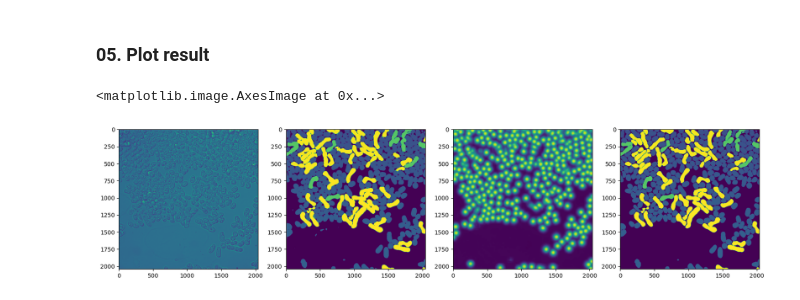
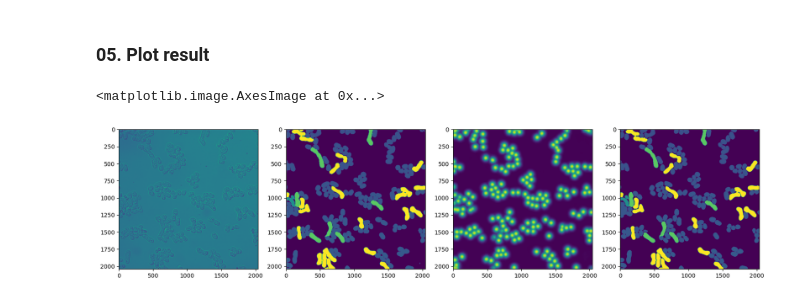
Before and after one commit to wanlanli/deepYeast, a Jupyter notebook: example/01_DEMO_CELLSEGMENTATION_PREDICTION.ipynb, the cells around one changed output. Saved outputs shown, nothing was run; the diff lists cells and outputs as text; code cells hidden in the pictures.

```diff
--- a/example/01_DEMO_CELLSEGMENTATION_PREDICTION.ipynb
+++ b/example/01_DEMO_CELLSEGMENTATION_PREDICTION.ipynb
@@ -22,7 +16,7 @@ The autoreload extension is already loaded. To reload it, use:
 ### 01. Config
 # %%
 mode = 'test' #train, evl, test
-model_dir = "../../model_dir/"
+model_dir = "../../deepyeast_001/"
 config_path = "../configs/config_wl.yaml"
 num_gpus=1
 # %% [markdown]
@@ -49,11 +37,11 @@ restored from checkpoint: ../../model_dir/ckpt-60000
 
 Test your picture here
 # %%
-file_path = "../../../data/Sj_MATECHOICE/20220524_yGL0154xyGL0360_VACfiltered_12_snapshot_R3D.dv_Composite.tif"
+file_path = "../../deepyeast_001/images/test.png"
 img = imread(file_path)
 # %% [markdown]
 ### 04. Prediction
 # %%
 %%time
-output = cellmodel.predict(img[:,:,2])
+output = cellmodel.predict(img)
 # %% [output]
@@ -72,9 +57,9 @@ imsave(os.path.join("../../../output/sj", os.path.basename(file_path)), post_oup
 # %%
 figs, axs = plt.subplots(1,4, figsize=(20,5))
-axs[0].imshow(img[:,:,2])
+axs[0].imshow(img)
 axs[1].imshow(output['panoptic_pred'][0])
 axs[2].imshow(output['center_heatmap'][0])
 axs[3].imshow(post_ouput)
 # %% [output]
 <matplotlib.image.AxesImage at 0x...>
-[figure, old version]
+[figure, new version]
```
Also changed, not shown: parts of 4 cells of this notebook, 8 other files.
